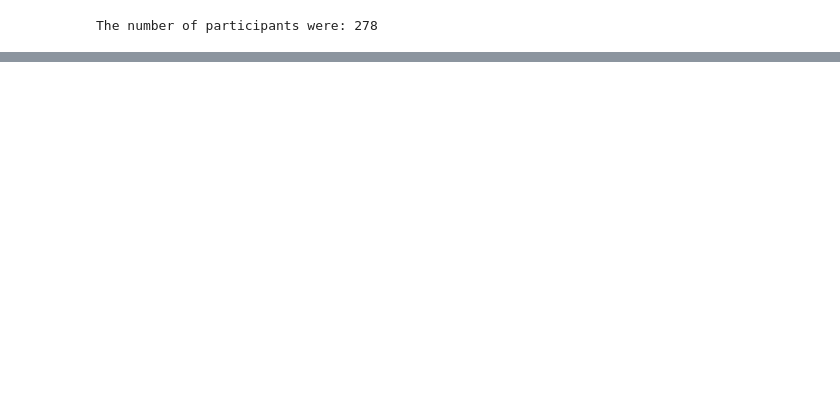
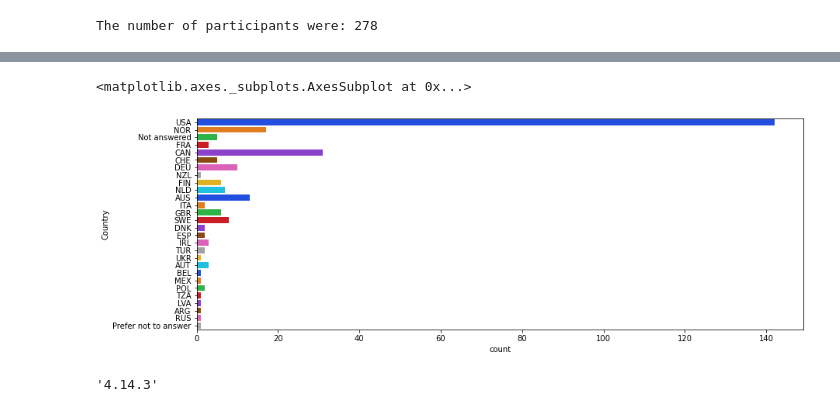
Before and after one commit to dan1dr/microdosing, a Jupyter notebook: notebooks/2.EDA.ipynb, the cells around one changed output, grey strips where cells are left out. Saved outputs shown, nothing was run; the diff lists cells and outputs as text; code cells hidden in the pictures; blank space fills up the shorter version.

```diff
--- a/notebooks/2.EDA.ipynb
+++ b/notebooks/2.EDA.ipynb
@@ -24,0 +67,13 @@ The scale consists of a number of words that describe different feelings and emo
+# %%
+dictionary = {187: "USA", 31: "CAN", 128: "NOR",
+        9: "AUS", 65: "DEU", 168: "SWE",
+        122: "NLD", 185: "GBR", 60: "FIN",
+        -1: "Not answered", 169: "CHE", 10: "AUT",
+        61: "FRA", 82: "IRL", 163: "ESP", 179: "TUR",
+        48: "DNK", 137: "POL", 84: "ITA", 123: "NZL",
+        186: "TZA" , 111: "MEX", 17: "BEL",
+        143: "RUS", 183: "UKR", 7: "ARG",
+        1: "Prefer not to answer", 94: "LVA" }
+# %%
+data.replace({"Country": dictionary}, inplace=True)
+data['Country'].value_counts()
@@ -24,0 +98,6 @@ The scale consists of a number of words that describe different feelings and emo
+# %%
+plt.figure(figsize=(14,5))
+sns.countplot(data=data, y='Country', orient='h', palette='bright')
+# %% [output]
+<matplotlib.axes._subplots.AxesSubplot at 0x...>
+[figure, added]
@@ -24,0 +111,5 @@ The scale consists of a number of words that describe different feelings and emo
+# %%
+plotly.__version__
+# requires version >= 1.9.0
+# %% [output]
+'4.14.3'
```
Also changed, not shown: parts of 14 cells of this notebook.
